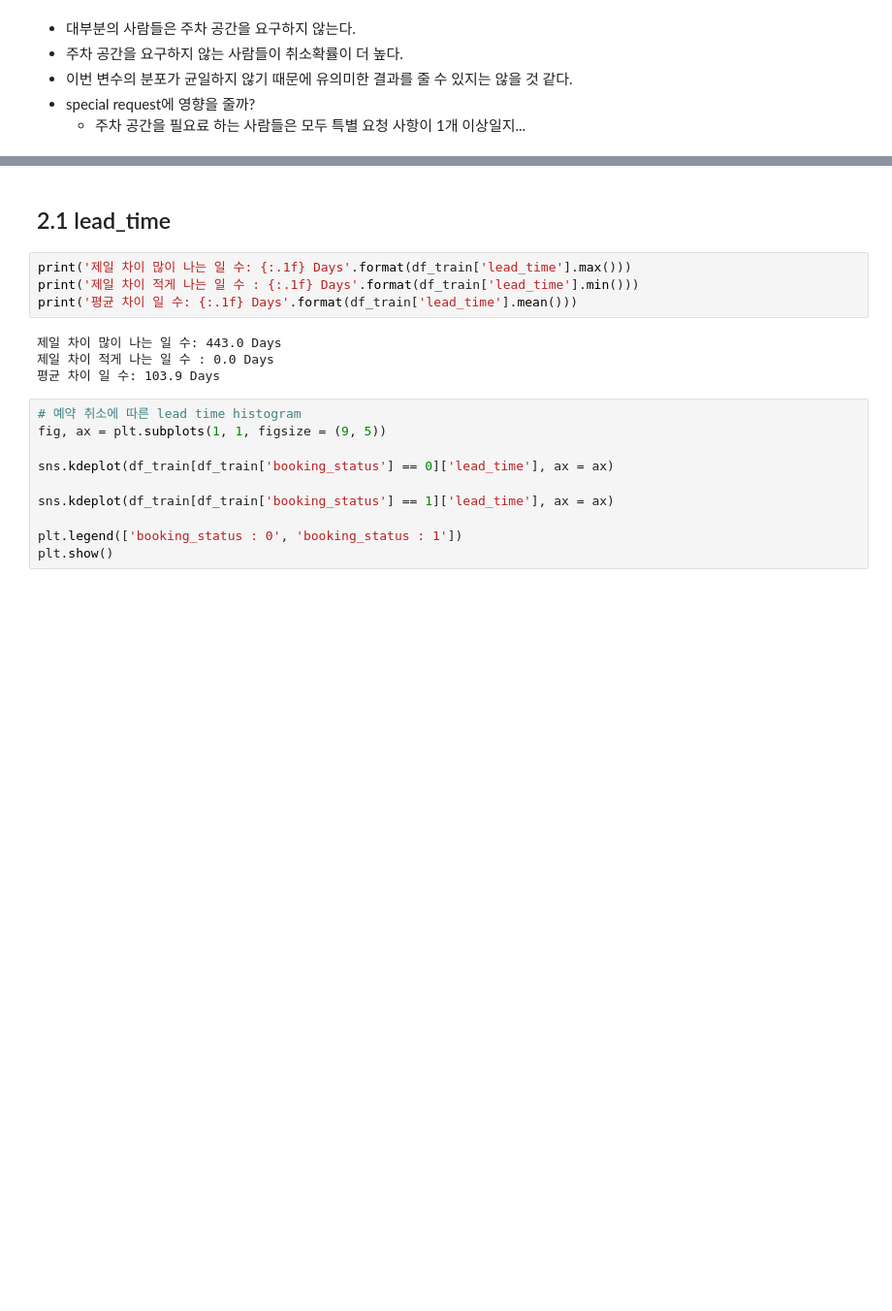
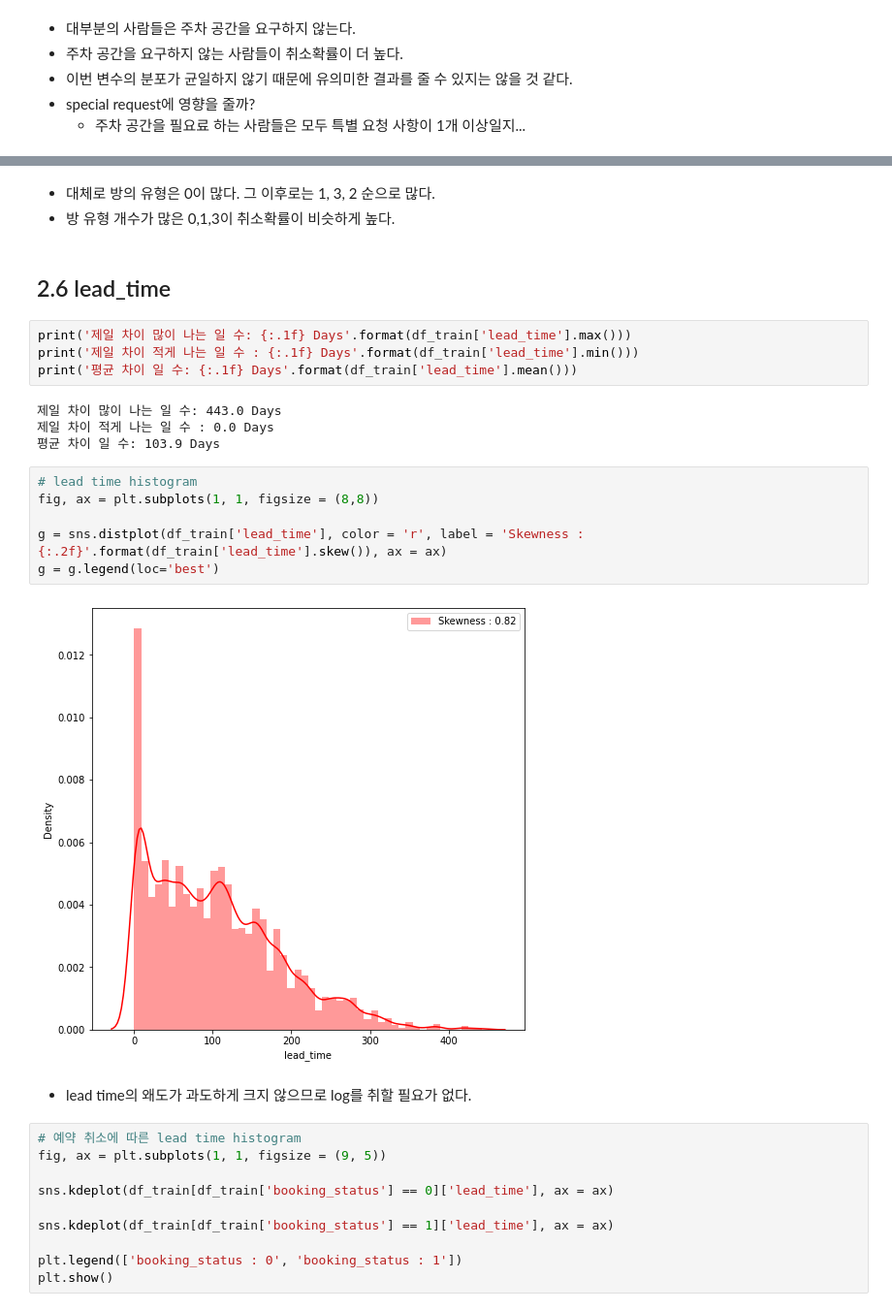
Before and after one commit to JaeHong-Park987/Kaggle, a Jupyter notebook: Playground Series/Season3/Episode 7.ipynb, the cells around one changed output, grey strips where cells are left out. Shown at 97% size. Cells and saved outputs as stored; diff of their text form; blank space fills up the shorter version.

```diff
--- a/Playground Series/Season3/Episode 7.ipynb
+++ b/Playground Series/Season3/Episode 7.ipynb
@@ -1253,5 +697,8 @@ visaulization('required_car_parking_space', 'booking_status')
+# %% [markdown]
+* 대체로 방의 유형은 0이 많다. 그 이후로는 1, 3, 2 순으로 많다.
+* 방 유형 개수가 많은 0,1,3이 취소확률이 비슷하게 높다.
 # %% [markdown]
-## 2.1 lead_time
+## 2.6 lead_time
 # %%
 print('제일 차이 많이 나는 일 수: {:.1f} Days'.format(df_train['lead_time'].max()))
 print('제일 차이 적게 나는 일 수 : {:.1f} Days'.format(df_train['lead_time'].min()))
@@ -1260,6 +707,16 @@ print('평균 차이 일 수: {:.1f} Days'.format(df_train['lead_time'].mean()))
 제일 차이 많이 나는 일 수: 443.0 Days
 제일 차이 적게 나는 일 수 : 0.0 Days
 평균 차이 일 수: 103.9 Days
+# %%
+# lead time histogram
+fig, ax = plt.subplots(1, 1, figsize = (8,8))
+
+g = sns.distplot(df_train['lead_time'], color = 'r', label = 'Skewness : {:.2f}'.format(df_train['lead_time'].skew()), ax = ax)
+g = g.legend(loc='best')
+# %% [output]
+[figure, added]
+# %% [markdown]
+* lead time의 왜도가 과도하게 크지 않으므로 log를 취할 필요가 없다.
 # %%
 # 예약 취소에 따른 lead time histogram
 fig, ax = plt.subplots(1, 1, figsize = (9, 5))
```
Also changed, not shown: parts of 181 cells of this notebook.
